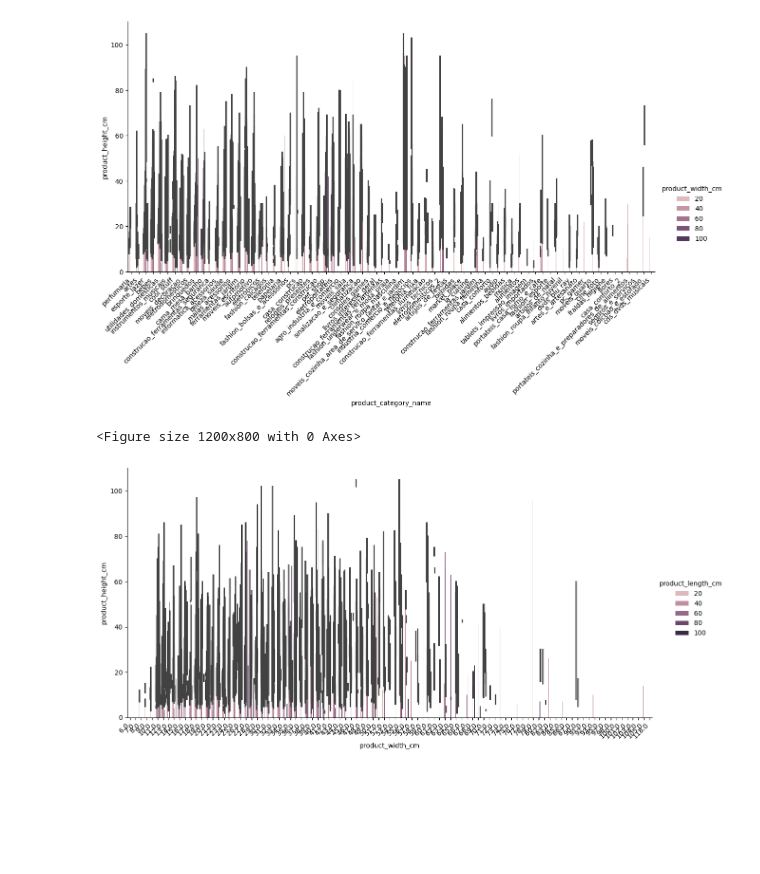
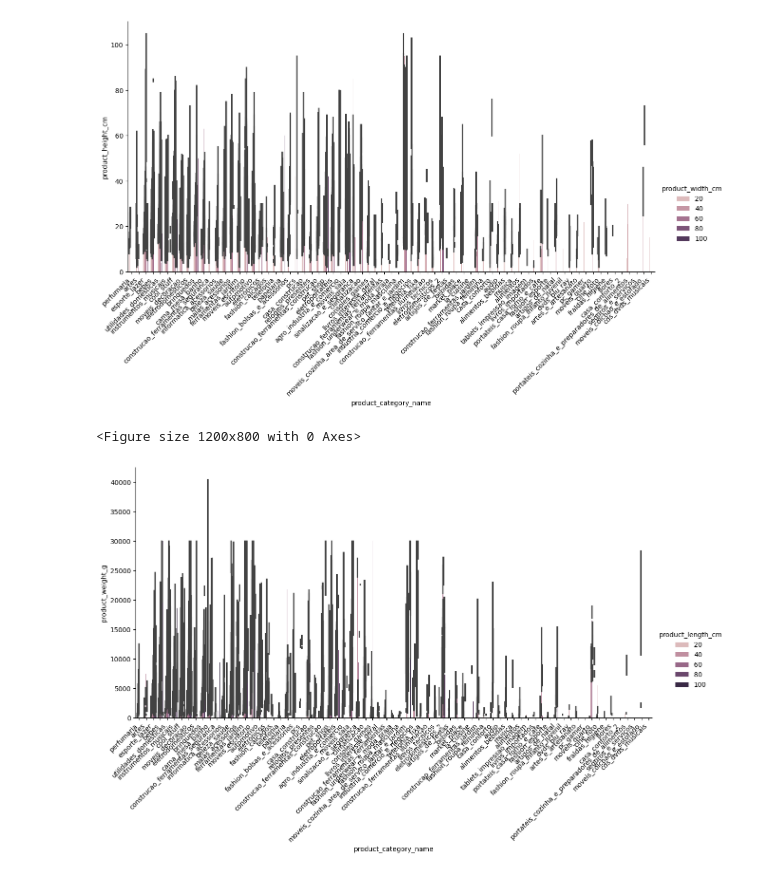
Before and after one commit to 955928/Analyse_Exploiratoire_et_Tableau_de_bord, a Jupyter notebook: Olist.ipynb, the cells around one changed output. Saved outputs shown, nothing was run; the diff lists cells and outputs as text; code cells hidden in the pictures; blank space fills up the shorter version.

Commit message:
Updated tests on graphs

```diff
--- a/Olist.ipynb
+++ b/Olist.ipynb
@@ -226,11 +254,11 @@ plt.show()
 [figure]
 # %%
 plt.figure(figsize=(12, 8))
-sns.catplot(x='product_width_cm', y='product_height_cm', data=df_products, hue='product_length_cm', kind='bar', height=6, aspect=2)
+sns.catplot(x='product_category_name', y='product_weight_g', data=df_products, hue='product_length_cm', kind='bar', height=6, aspect=2)
 plt.xticks(rotation=45, ha='right')
 plt.show()
 # %% [output]
 <Figure size 1200x800 with 0 Axes>
-[figure, old version]
+[figure, new version]
 # %%
 plt.figure(figsize=(12, 8))
```
Also changed, not shown: parts of 15 cells of this notebook.
